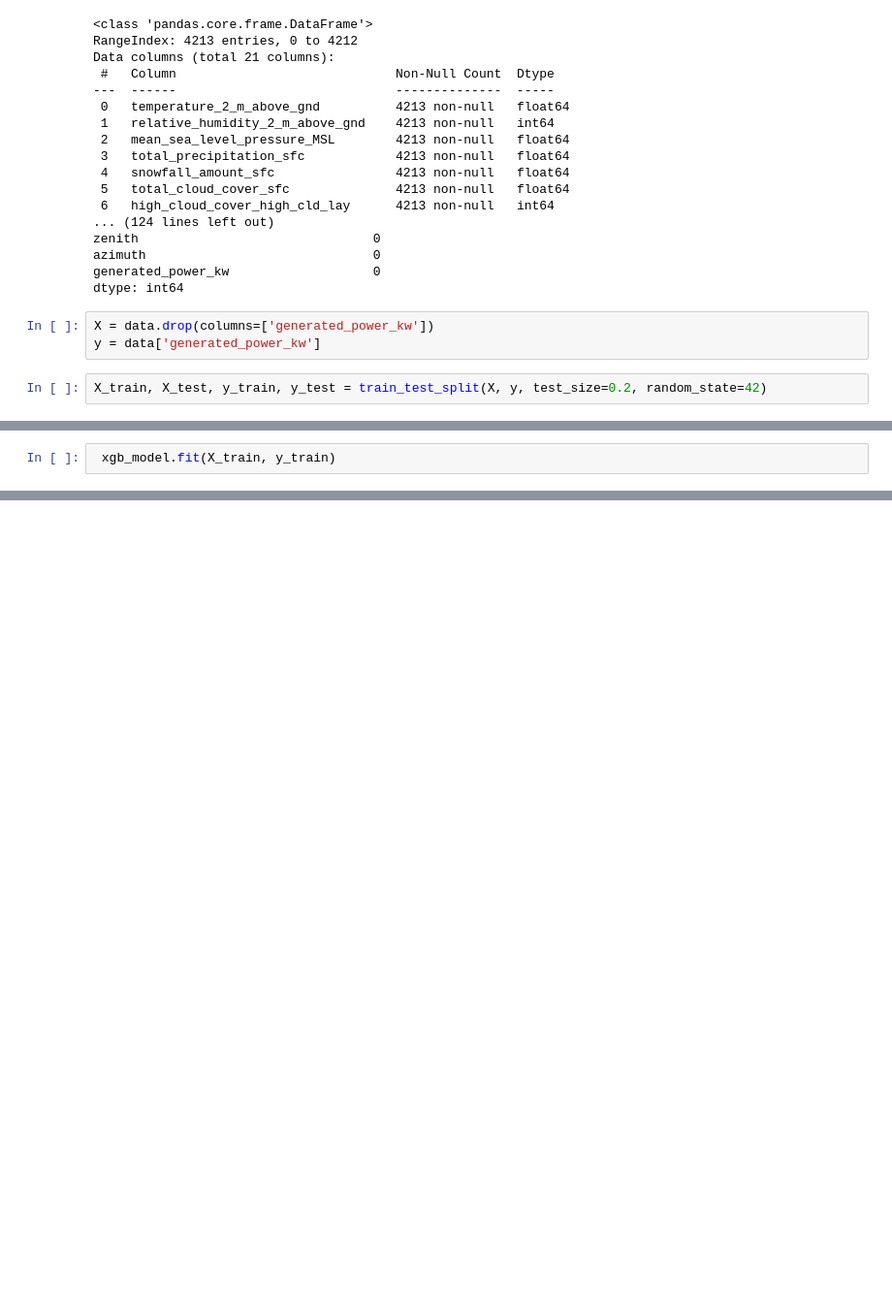
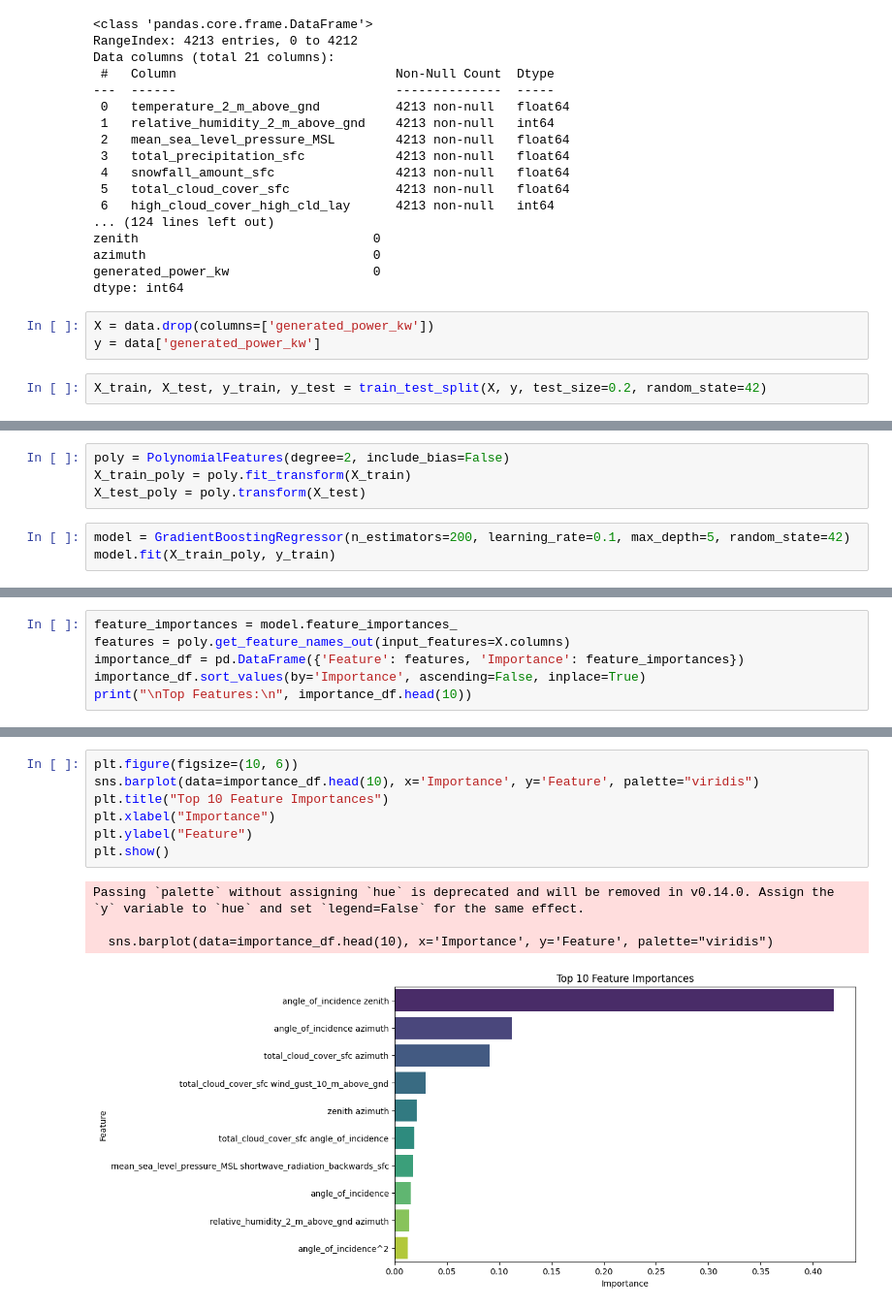
Before and after one commit to prrmzz/Solar-Energy-Power-Generation, a Jupyter notebook: SolarEnergyPowerGeneration.ipynb, the cells around one changed output, grey strips where cells are left out. Shown: that part at 97% size. Cells and saved outputs as stored; diff of their text form; blank space fills up the shorter version.

```diff
--- a/SolarEnergyPowerGeneration.ipynb
+++ b/SolarEnergyPowerGeneration.ipynb
@@ -73,2 +60,0 @@ xgb_model = XGBRegressor(
-# %%
- xgb_model.fit(X_train, y_train)
@@ -86,0 +65,7 @@ XGBRegressor(base_score=None, booster=None, callbacks=None,
+# %%
+poly = PolynomialFeatures(degree=2, include_bias=False)
+X_train_poly = poly.fit_transform(X_train)
+X_test_poly = poly.transform(X_test)
+# %%
+model = GradientBoostingRegressor(n_estimators=200, learning_rate=0.1, max_depth=5, random_state=42)
+model.fit(X_train_poly, y_train)
@@ -114,0 +90,6 @@ plt.show()
+# %%
+feature_importances = model.feature_importances_
+features = poly.get_feature_names_out(input_features=X.columns)
+importance_df = pd.DataFrame({'Feature': features, 'Importance': feature_importances})
+importance_df.sort_values(by='Importance', ascending=False, inplace=True)
+print("\nTop Features:\n", importance_df.head(10))
@@ -114,0 +109,12 @@ plt.show()
+# %%
+plt.figure(figsize=(10, 6))
+sns.barplot(data=importance_df.head(10), x='Importance', y='Feature', palette="viridis")
+plt.title("Top 10 Feature Importances")
+plt.xlabel("Importance")
+plt.ylabel("Feature")
+plt.show()
+# %% [output]
+Passing `palette` without assigning `hue` is deprecated and will be removed in v0.14.0. Assign the `y` variable to `hue` and set `legend=False` for the same effect.
+
+  sns.barplot(data=importance_df.head(10), x='Importance', y='Feature', palette="viridis")
+[figure, added]
```
Also changed, not shown: parts of 12 cells of this notebook.
